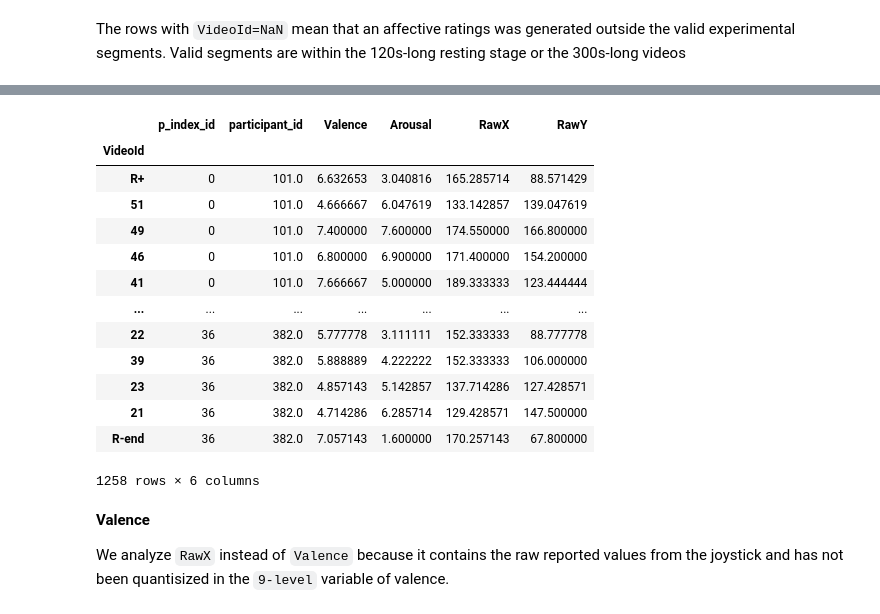
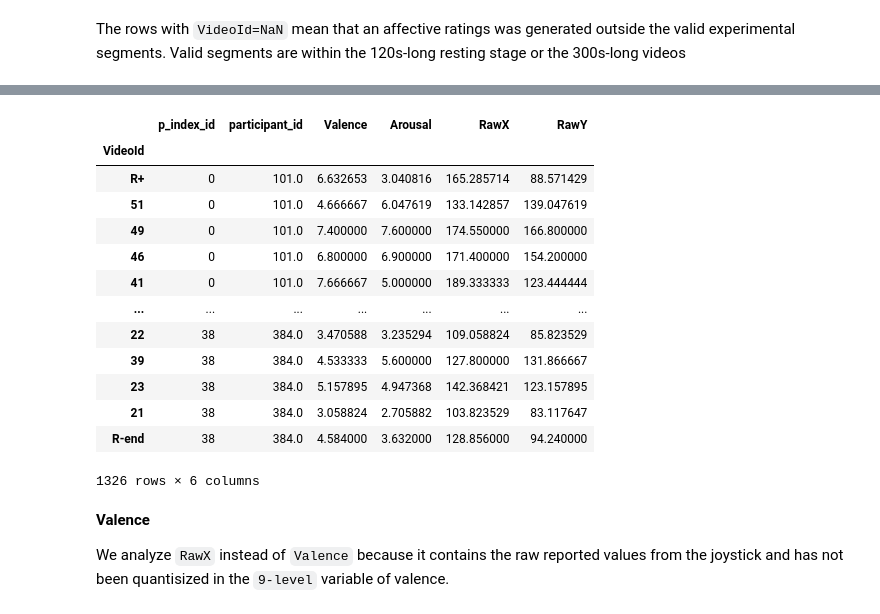
Before and after one commit to michalgnacek/AVDOS-VR, a Jupyter notebook: notebooks/2_affect_classification.ipynb, the cells around one changed output, grey strips where cells are left out. Drawn from its saved outputs; the diff is of its cells as text; code cells hidden in the pictures.

```diff
--- a/notebooks/2_affect_classification.ipynb
+++ b/notebooks/2_affect_classification.ipynb
@@ -568,23 +568,23 @@ df_participant_segment_ratings
 # %%
 # Generate DF with all participants and all videoIds (even if they have no ratings)
 # result should be an array of 39 participants * 34 (30 videos, 10 per segment plus 4 relaxing videos) videos per segment = 1326
-df_avg_per_participant_and_video = X.groupby(["p_index_id","VideoId"]).mean().reset_index().set_index(["VideoId"])
+df_avg_per_participant_and_video = X.groupby(["p_index_id","VideoId"]).mean(numeric_only=True).reset_index().set_index(["VideoId"])
 df_avg_per_participant_and_video
 # %% [output]
 |  | p_index_id | participant_id | Valence | Arousal | RawX | RawY |
 | VideoId |  |  |  |  |  |  |
 | R+ | 0 | 101.0 | 6.632653 | 3.040816 | 165.285714 | 88.571429 |
 | 51 | 0 | 101.0 | 4.666667 | 6.047619 | 133.142857 | 139.047619 |
 | 49 | 0 | 101.0 | 7.400000 | 7.600000 | 174.550000 | 166.800000 |
 | 46 | 0 | 101.0 | 6.800000 | 6.900000 | 171.400000 | 154.200000 |
 | 41 | 0 | 101.0 | 7.666667 | 5.000000 | 189.333333 | 123.444444 |
 | ... | ... | ... | ... | ... | ... | ... |
-| 22 | 36 | 382.0 | 5.777778 | 3.111111 | 152.333333 | 88.777778 |
-| 39 | 36 | 382.0 | 5.888889 | 4.222222 | 152.333333 | 106.000000 |
-| 23 | 36 | 382.0 | 4.857143 | 5.142857 | 137.714286 | 127.428571 |
-| 21 | 36 | 382.0 | 4.714286 | 6.285714 | 129.428571 | 147.500000 |
-| R-end | 36 | 382.0 | 7.057143 | 1.600000 | 170.257143 | 67.800000 |
+| 22 | 38 | 384.0 | 3.470588 | 3.235294 | 109.058824 | 85.823529 |
+| 39 | 38 | 384.0 | 4.533333 | 5.600000 | 127.800000 | 131.866667 |
+| 23 | 38 | 384.0 | 5.157895 | 4.947368 | 142.368421 | 123.157895 |
+| 21 | 38 | 384.0 | 3.058824 | 2.705882 | 103.823529 | 83.117647 |
+| R-end | 38 | 384.0 | 4.584000 | 3.632000 | 128.856000 | 94.240000 |
-1258 rows × 6 columns
+1326 rows × 6 columns
 # %% [markdown]
 **Valence**
 
```
Also changed, not shown: parts of 104 cells of this notebook, 1 other file.
